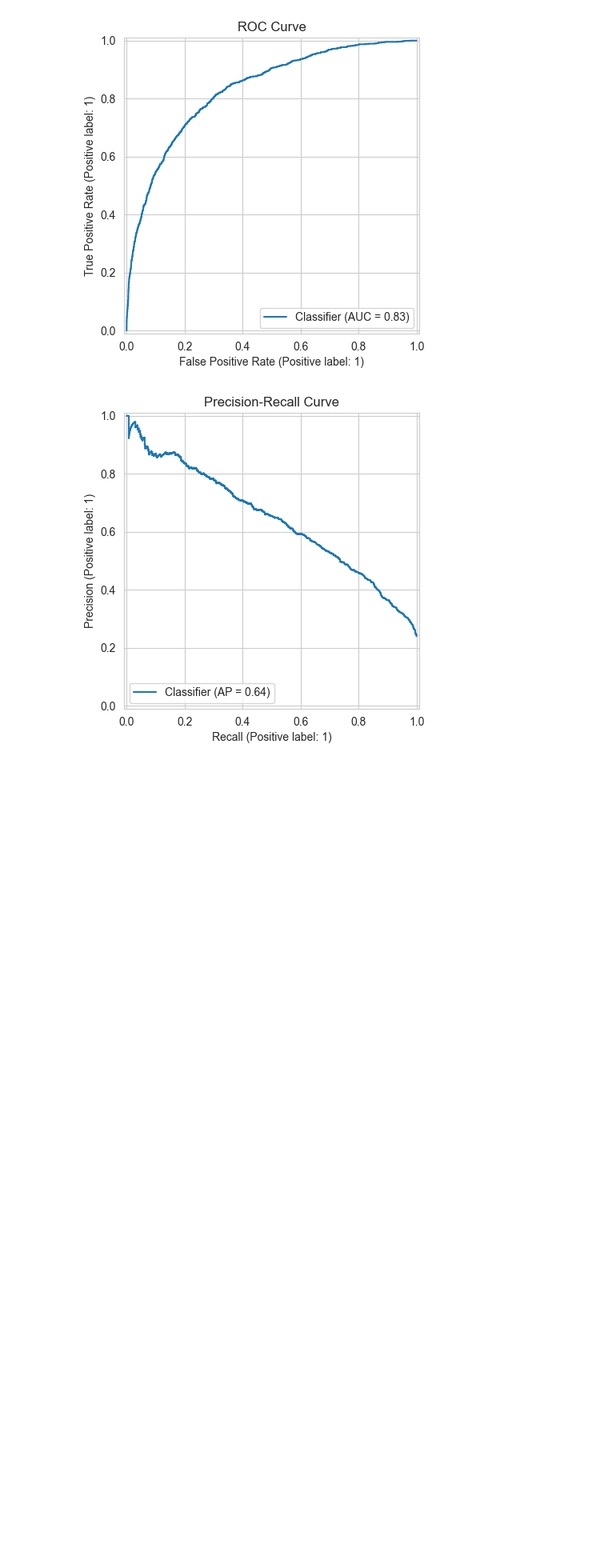
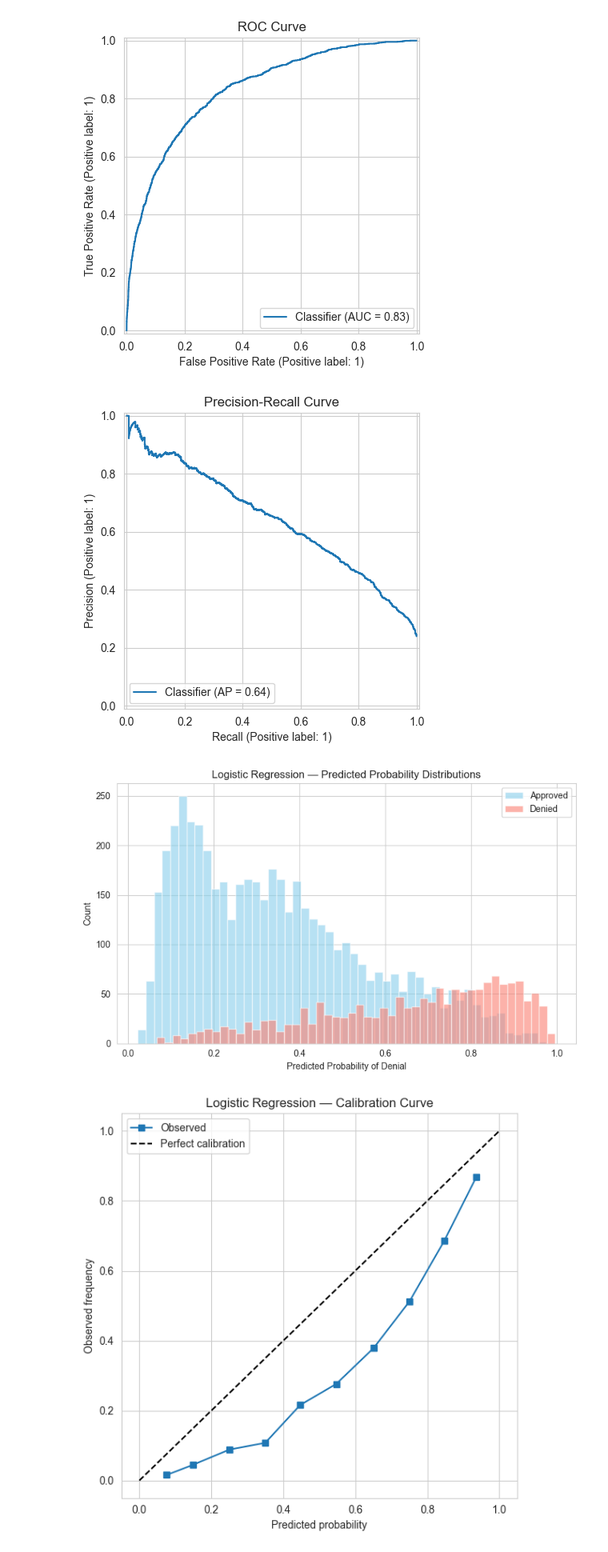
Before and after one commit to emma-hockett/6341_Project, a Jupyter notebook: notebooks/04a_logreg.ipynb, the cells around one changed output. Shown at 80% size. Saved outputs shown, nothing was run; the diff lists cells and outputs as text; code cells hidden in the pictures; blank space fills up the shorter version.

Commit message:
Added performance diagnostics to model notebooks

```diff
--- a/notebooks/04a_logreg.ipynb
+++ b/notebooks/04a_logreg.ipynb
@@ -133,3 +128,10 @@ mh.draw_pr_curve(y_test, y_prob, "log_reg_pr")
 # %%
 # Persist fitted model
 mh.persist_model(search, "log_reg_model")
+# %%
+# Plot diagnostic charts to see how to further optimize model
+mh.plot_probability_distributions(y_test, y_prob, "Logistic Regression")
+mh.plot_calibration_curve(y_test, y_prob, "Logistic Regression")
+# %% [output]
+[figure, added]
+[figure, added]
```
Also changed, not shown: parts of 1 cell of this notebook, 3 other files.
